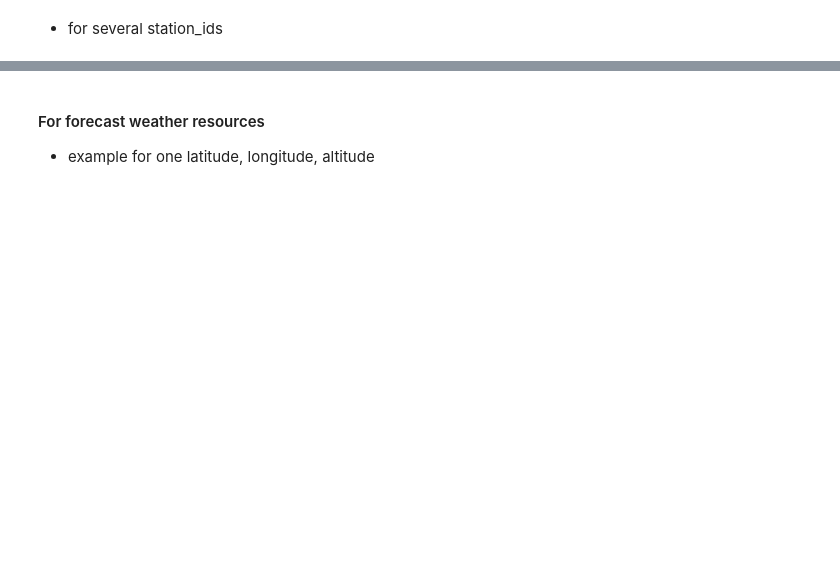
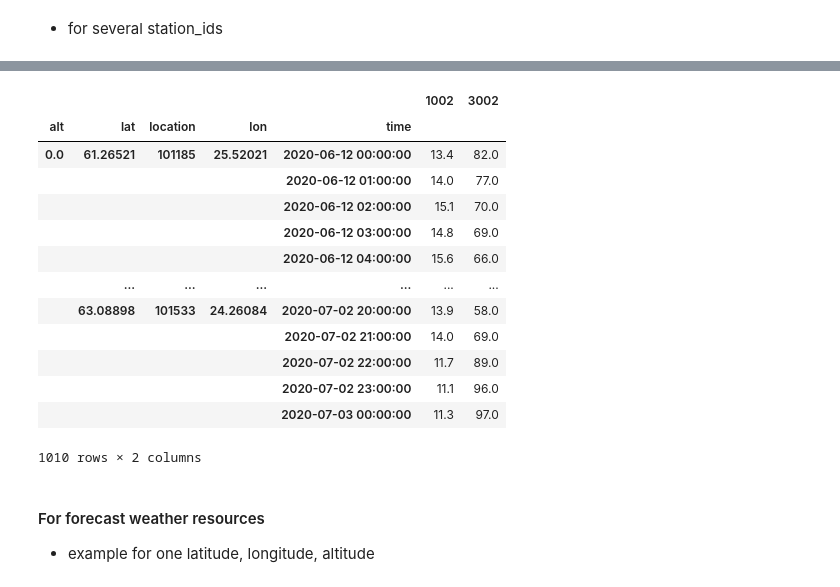
Before and after one commit to pradal/weatherdata, a Jupyter notebook: example/weatherdata_ipm.ipynb, the cells around one changed output, grey strips where cells are left out. Saved outputs shown, nothing was run; the diff lists cells and outputs as text; code cells hidden in the pictures; blank space fills up the shorter version.

```diff
--- a/example/weatherdata_ipm.ipynb
+++ b/example/weatherdata_ipm.ipynb
@@ -131,6 +152,23 @@ Attributes:
     timeStart:         2020-06-12T00:00:00.000000000
     timeEnd:           2020-07-03T00:00:00.000000000
     parameters:        ['1002', '3002']
+# %%
+ds.to_dataframe().dropna()
+# %% [output]
+|  |  |  |  |  | 1002 | 3002 |
+| alt | lat | location | lon | time |  |  |
+| 0.0 | 61.26521 | 101185 | 25.52021 | 2020-06-12 00:00:00 | 13.4 | 82.0 |
+|  |  |  |  | 2020-06-12 01:00:00 | 14.0 | 77.0 |
+|  |  |  |  | 2020-06-12 02:00:00 | 15.1 | 70.0 |
+|  |  |  |  | 2020-06-12 03:00:00 | 14.8 | 69.0 |
+|  |  |  |  | 2020-06-12 04:00:00 | 15.6 | 66.0 |
+|  | ... | ... | ... | ... | ... | ... |
+|  | 63.08898 | 101533 | 24.26084 | 2020-07-02 20:00:00 | 13.9 | 58.0 |
+|  |  |  |  | 2020-07-02 21:00:00 | 14.0 | 69.0 |
+|  |  |  |  | 2020-07-02 22:00:00 | 11.7 | 89.0 |
+|  |  |  |  | 2020-07-02 23:00:00 | 11.1 | 96.0 |
+|  |  |  |  | 2020-07-03 00:00:00 | 11.3 | 97.0 |
+1010 rows × 2 columns
 # %% [markdown]
 #### For forecast weather resources
 * example for one latitude, longitude, altitude
```
Also changed, not shown: parts of 9 cells of this notebook.
